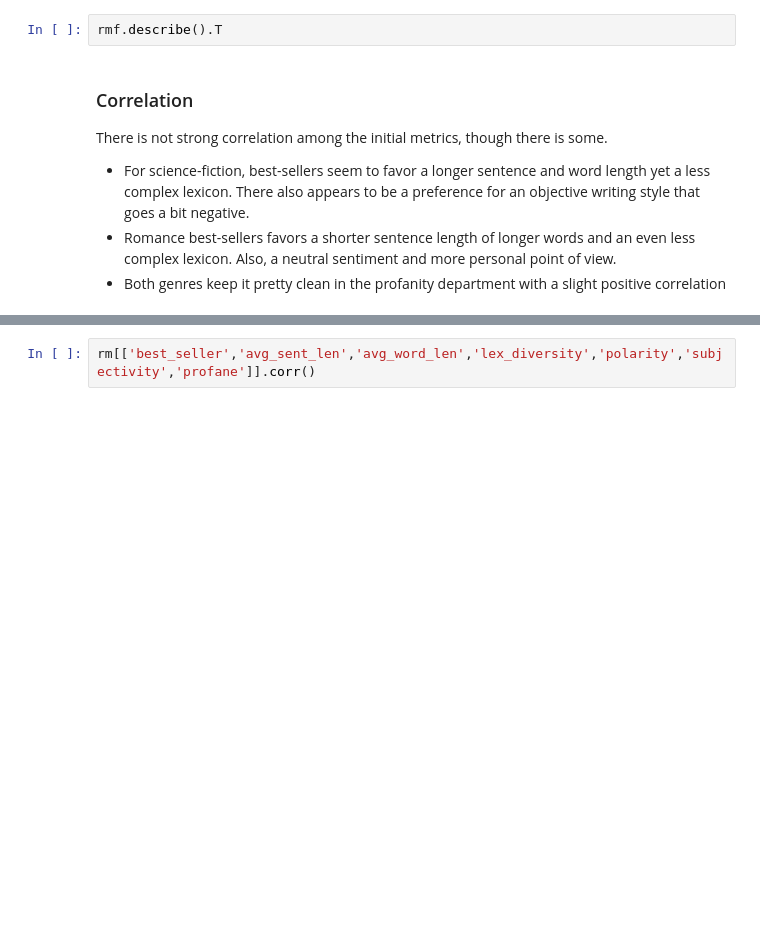
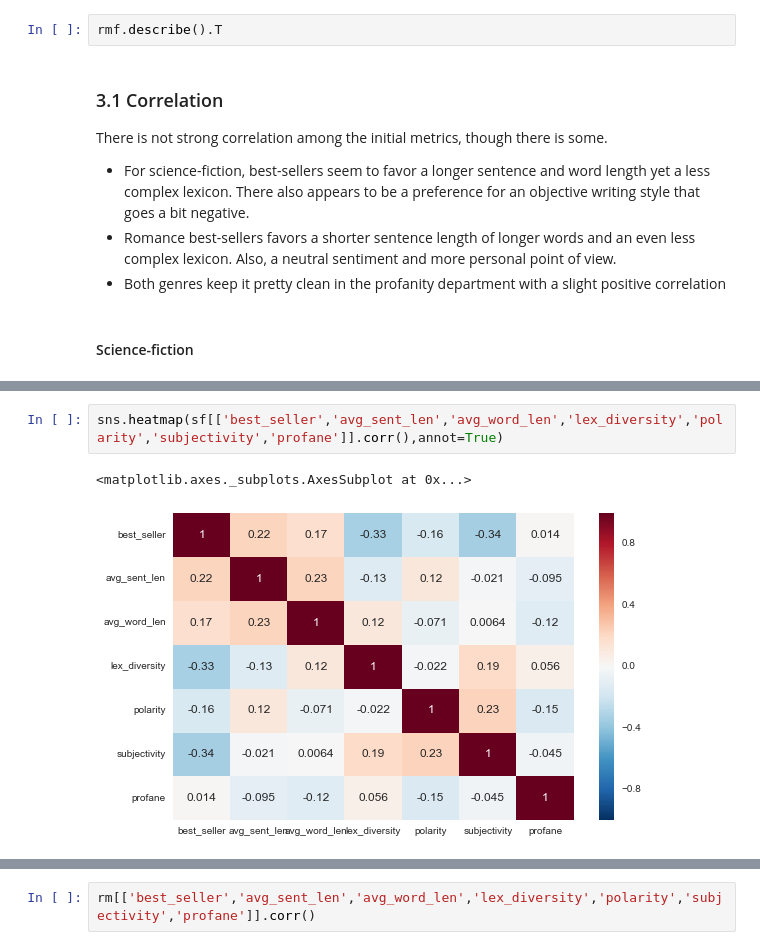
Before and after one commit to bishopkd/DSI-SF2-bishopkd, a Jupyter notebook: projects/capstone/reports/EDA.ipynb, the cells around one changed output, grey strips where cells are left out. Drawn from its saved outputs; the diff is of its cells as text; blank space fills up the shorter version.

```diff
--- a/projects/capstone/reports/EDA.ipynb
+++ b/projects/capstone/reports/EDA.ipynb
@@ -64,11 +67,13 @@ rmbs.describe().T
 # %%
 rmf.describe().T
 # %% [markdown]
-### Correlation
+### 3.1 Correlation
 There is not strong correlation among the initial metrics, though there is some.
    * For science-fiction, best-sellers seem to favor a longer sentence and word length yet a less complex lexicon. There also appears to be a preference for an objective writing style that goes a bit negative.
    * Romance best-sellers favors a shorter sentence length of longer words and an even less complex lexicon. Also, a neutral sentiment and more personal point of view.
    * Both genres keep it pretty clean in the profanity department with a slight positive correlation
+# %% [markdown]
+#### Science-fiction
 # %%
 sf[['best_seller','avg_sent_len','avg_word_len','lex_diversity','polarity','subjectivity','profane']].corr()
 # %% [output]
@@ -80,3 +85,8 @@ sf[['best_seller','avg_sent_len','avg_word_len','lex_diversity','polarity','subj
 | polarity | -0.162629 | 0.116856 | -0.070664 | -0.021629 | 1.000000 | 0.230583 | -0.151097 |
 | subjectivity | -0.342017 | -0.021222 | 0.006419 | 0.187978 | 0.230583 | 1.000000 | -0.044606 |
 | profane | 0.014348 | -0.094808 | -0.121238 | 0.055819 | -0.151097 | -0.044606 | 1.000000 |
+# %%
+sns.heatmap(sf[['best_seller','avg_sent_len','avg_word_len','lex_diversity','polarity','subjectivity','profane']].corr(),annot=True)
+# %% [output]
+<matplotlib.axes._subplots.AxesSubplot at 0x...>
+[figure, added]
```
Also changed, not shown: parts of 12 cells of this notebook, 4 other files.
